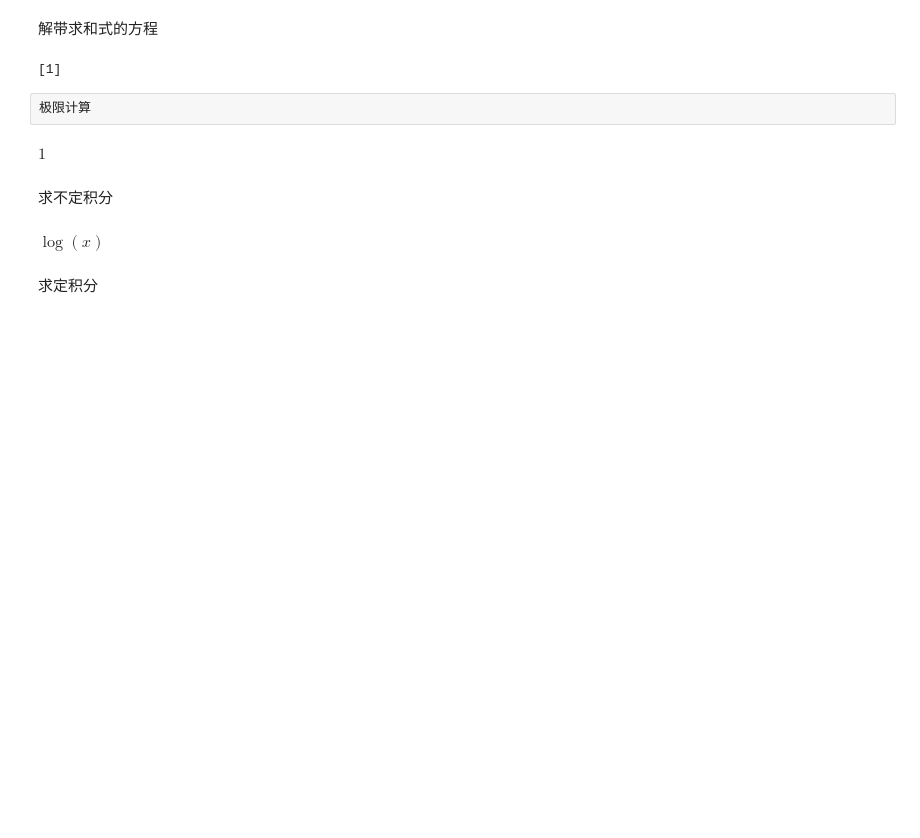
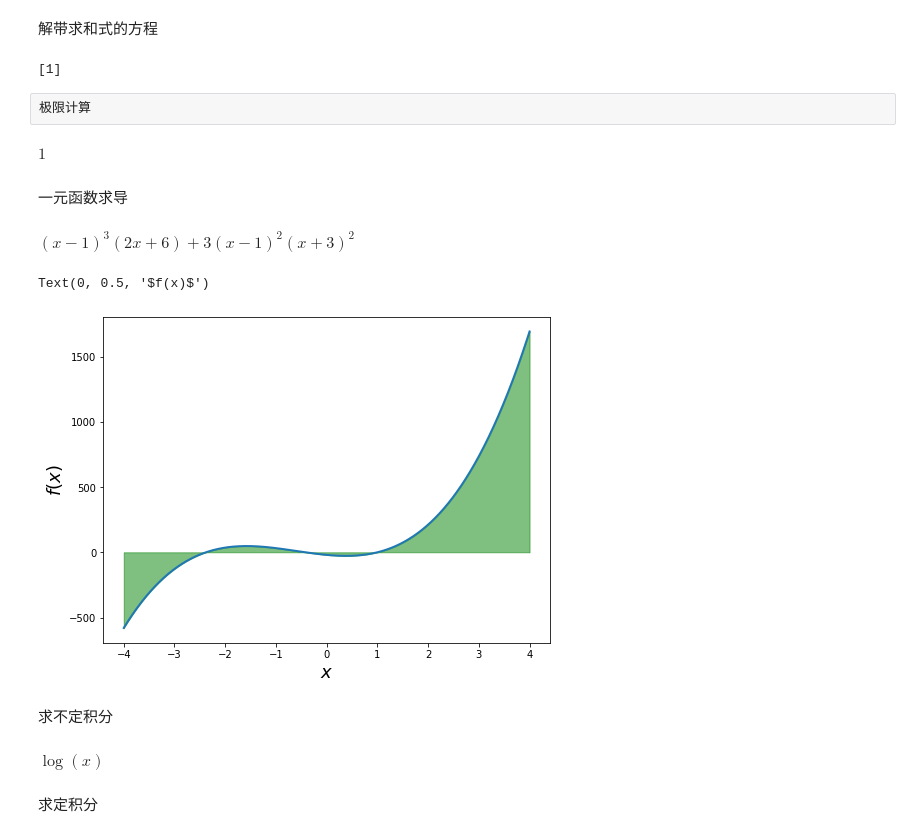
Before and after one commit to jayaston/mypyworks, a Jupyter notebook: 科学计算.ipynb, the cells around one changed output. Saved outputs shown, nothing was run; the diff lists cells and outputs as text; code cells hidden in the pictures; blank space fills up the shorter version.

```diff
--- a/科学计算.ipynb
+++ b/科学计算.ipynb
@@ -65,6 +81,31 @@ s = n/(n+1)
 sp.limit(s,n,sp.oo,'-')
 # %% [output]
 $\displaystyle 1$
+# %% [markdown]
+一元函数求导
+# %%
+x = sp.Symbol('x')
+f =((x+3)**2) * ((x-1)**3)
+sp.diff(f,x,1)
+#sp.diff(f,x,2)
+# %% [output]
+$\displaystyle \left(x - 1\right)^{3} \left(2 x + 6\right) + 3 \left(x - 1\right)^{2} \left(x + 3\right)^{2}$
+# %%
+def f(x):
+    return 2*(x-1)*((x-1)**2 + 6*(x-1)*(x+3)+3*(x+3)**2)
+
+fig, ax = plt.subplots(figsize=(8,6))
+x = np.linspace(-4, 4, 10000)
+#x = np.arange(-100.,100.,0.1)
+ax.plot(x, f(x), lw=2)
+ax.fill_between(x, f(x), color='green', alpha=0.5)
+ax.set_xlabel("$x$", fontsize=18)
+ax.set_ylabel("$f(x)$", fontsize=18)
+#ax.set_ylim(0, 25)
+#plt.show()
+# %% [output]
+Text(0, 0.5, '$f(x)$')
+[figure, added]
 # %% [markdown]
 求不定积分
 # %%
```
Also changed, not shown: parts of 1 cell of this notebook, 2 other files.
